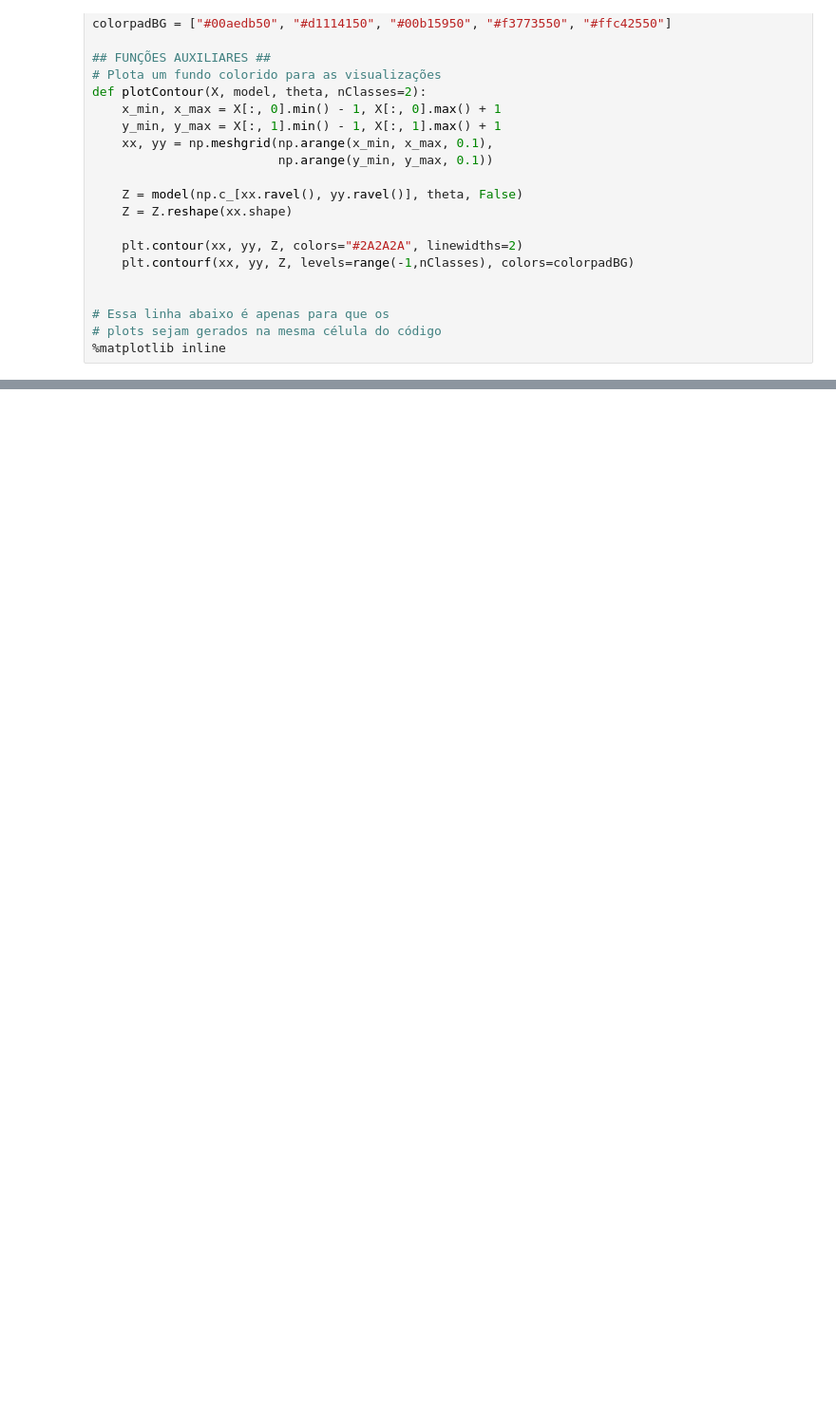
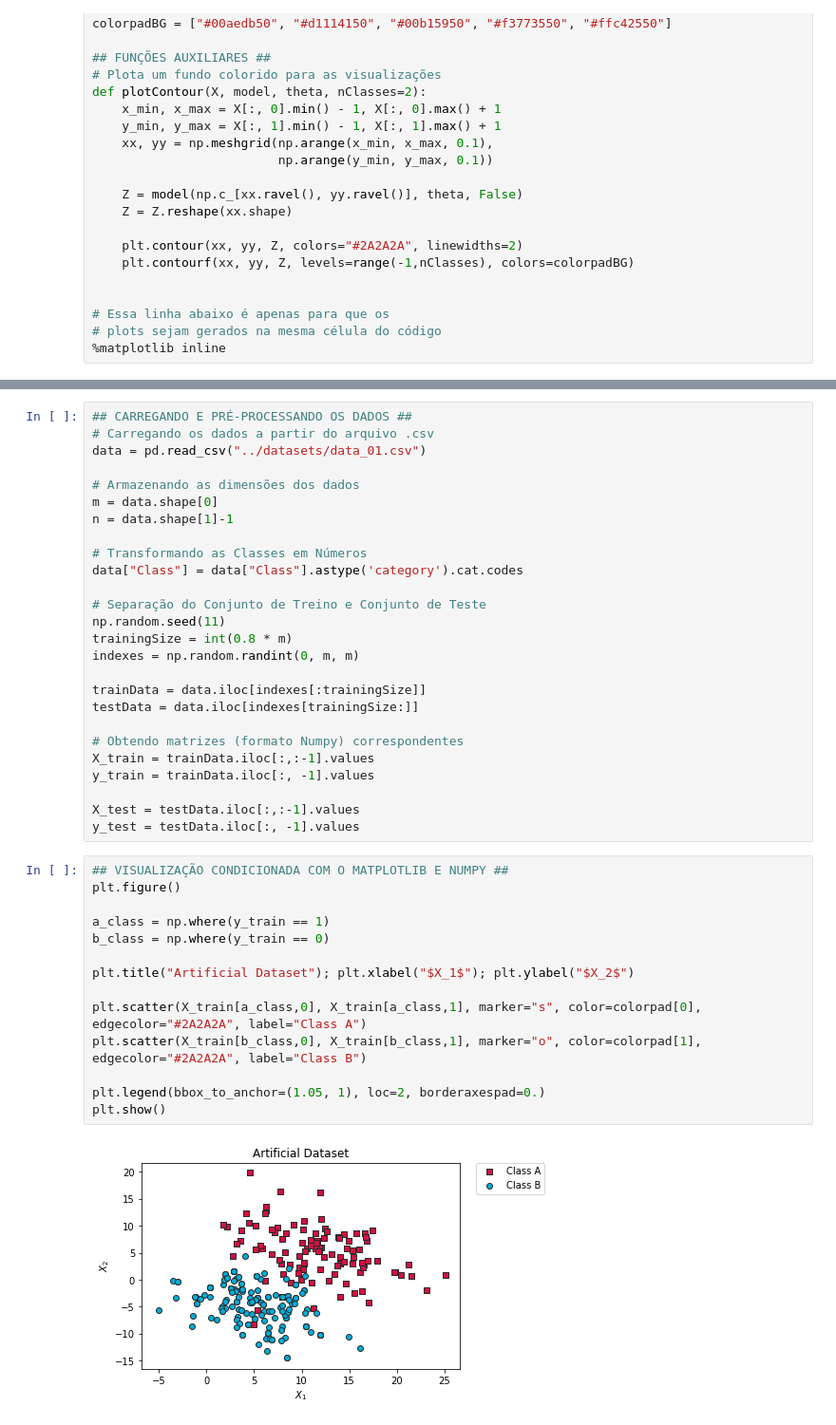
Before and after one commit to TioMinho/NeuralNetworks_SECOMP2k18, a Jupyter notebook: finished_notebooks/02_Singlelayer_Perceptron.ipynb, the cells around one changed output, grey strips where cells are left out. Shown at 95% size. Cells and saved outputs as stored; diff of their text form; blank space fills up the shorter version.

```diff
--- a/finished_notebooks/02_Singlelayer_Perceptron.ipynb
+++ b/finished_notebooks/02_Singlelayer_Perceptron.ipynb
@@ -306,0 +55,42 @@ plt.show()
+# %%
+## CARREGANDO E PRÉ-PROCESSANDO OS DADOS ##
+# Carregando os dados a partir do arquivo .csv
+data = pd.read_csv("../datasets/data_01.csv")
+
+# Armazenando as dimensões dos dados
+m = data.shape[0]
+n = data.shape[1]-1
+
+# Transformando as Classes em Números
+data["Class"] = data["Class"].astype('category').cat.codes
+
+# Separação do Conjunto de Treino e Conjunto de Teste
+np.random.seed(11)
+trainingSize = int(0.8 * m)
+indexes = np.random.randint(0, m, m)
+
+trainData = data.iloc[indexes[:trainingSize]]
+testData = data.iloc[indexes[trainingSize:]]
+
+# Obtendo matrizes (formato Numpy) correspondentes
+X_train = trainData.iloc[:,:-1].values
+y_train = trainData.iloc[:, -1].values
+
+X_test = testData.iloc[:,:-1].values
+y_test = testData.iloc[:, -1].values
+# %%
+## VISUALIZAÇÃO CONDICIONADA COM O MATPLOTLIB E NUMPY ##
+plt.figure()
+
+a_class = np.where(y_train == 1)
+b_class = np.where(y_train == 0)
+
+plt.title("Artificial Dataset"); plt.xlabel("$X_1$"); plt.ylabel("$X_2$")
+
+plt.scatter(X_train[a_class,0], X_train[a_class,1], marker="s", color=colorpad[0], edgecolor="#2A2A2A", label="Class A")
+plt.scatter(X_train[b_class,0], X_train[b_class,1], marker="o", color=colorpad[1], edgecolor="#2A2A2A", label="Class B")
+
+plt.legend(bbox_to_anchor=(1.05, 1), loc=2, borderaxespad=0.)
+plt.show()
+# %% [output]
+[figure, added]
```
Also changed, not shown: parts of 39 cells of this notebook, 3 other files.
